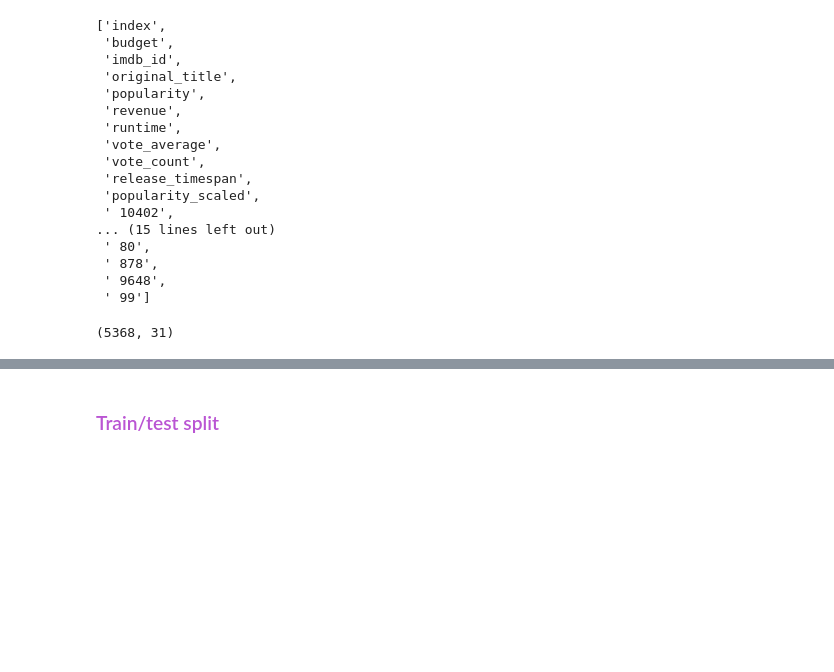
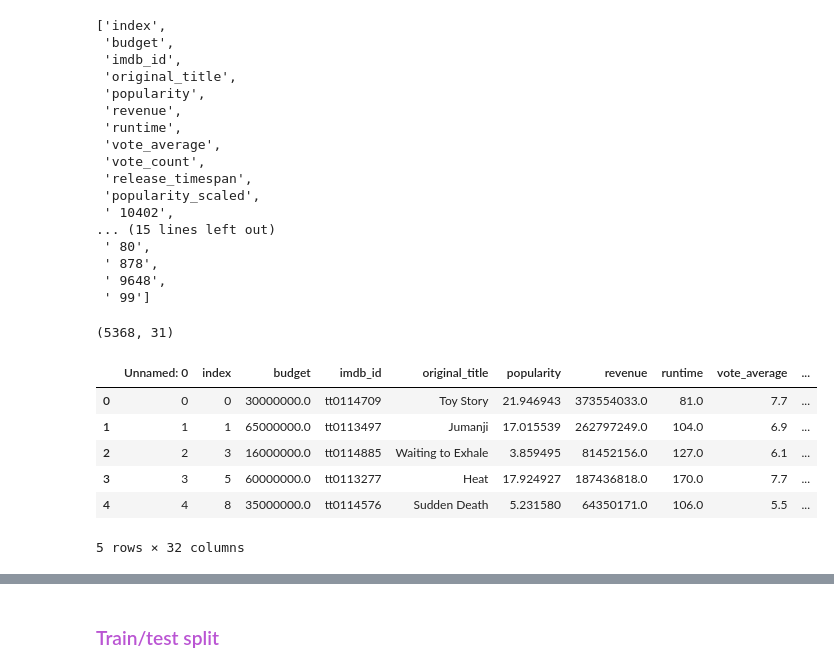
Before and after one commit to veronicahsieh/MSIA-movie-app-flask, a Jupyter notebook: develop/Movies.ipynb, the cells around one changed output, grey strips where cells are left out. Saved outputs shown, nothing was run; the diff lists cells and outputs as text; code cells hidden in the pictures; blank space fills up the shorter version.

```diff
--- a/develop/Movies.ipynb
+++ b/develop/Movies.ipynb
@@ -438,3 +433,14 @@ list(movies_v4)
 movies_v4.shape
 # %% [output]
 (5368, 31)
+# %%
+movies_v5 = pd.read_csv("movies_v5.csv")
+movies_v5.head(5)
+# %% [output]
+|  | Unnamed: 0 | index | budget | imdb_id | original_title | popularity | revenue | runtime | vote_average | ... |
+| 0 | 0 | 0 | 30000000.0 | tt0114709 | Toy Story | 21.946943 | 373554033.0 | 81.0 | 7.7 | ... |
+| 1 | 1 | 1 | 65000000.0 | tt0113497 | Jumanji | 17.015539 | 262797249.0 | 104.0 | 6.9 | ... |
+| 2 | 2 | 3 | 16000000.0 | tt0114885 | Waiting to Exhale | 3.859495 | 81452156.0 | 127.0 | 6.1 | ... |
+| 3 | 3 | 5 | 60000000.0 | tt0113277 | Heat | 17.924927 | 187436818.0 | 170.0 | 7.7 | ... |
+| 4 | 4 | 8 | 35000000.0 | tt0114576 | Sudden Death | 5.231580 | 64350171.0 | 106.0 | 5.5 | ... |
+5 rows × 32 columns
```
Also changed, not shown: parts of 27 cells of this notebook, 15 other files.
